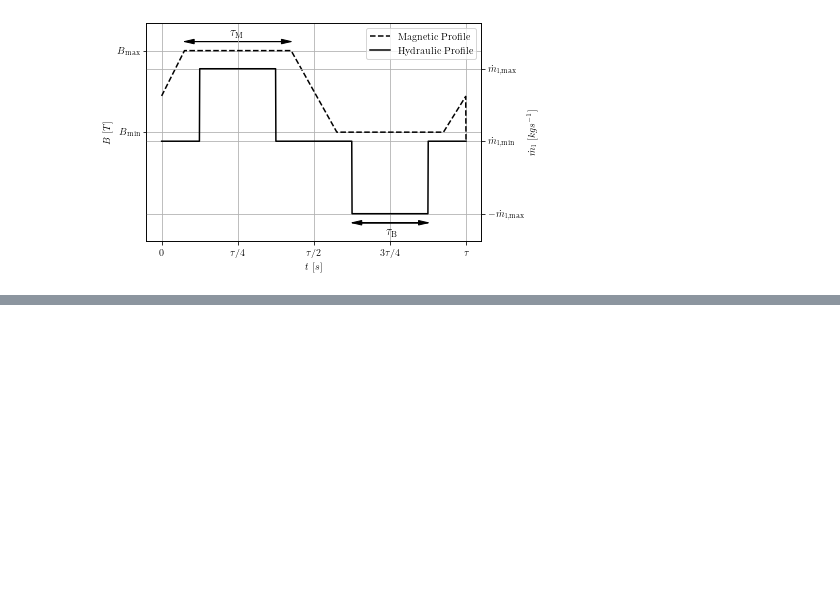
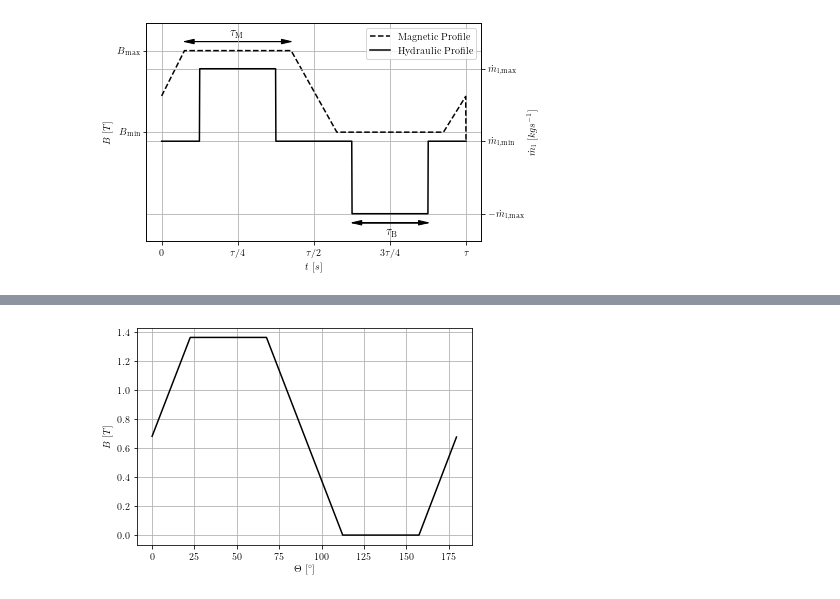
Before and after one commit to gfidelisp/Jupyter, a Jupyter notebook: Paper_HEx_AMR/Profiles.ipynb, the cells around one changed output, grey strips where cells are left out. Drawn from its saved outputs; the diff is of its cells as text; code cells hidden in the pictures; blank space fills up the shorter version.

```diff
--- a/Paper_HEx_AMR/Profiles.ipynb
+++ b/Paper_HEx_AMR/Profiles.ipynb
@@ -82,0 +137,17 @@ The PostScript backend does not support transparency; partially transparent arti
+# %%
+M_prof[0:125] = 1.36/2 + 1.36/2/Theta[125]*Theta[0:125]
+M_prof[125:375] = 1.36
+M_prof[375:625] = 1.36*Theta[375:625]/(Theta[375] - Theta[625]) +(1.36*Theta[625]/(Theta[625] - Theta[375]))
+M_prof[625:875] = 0
+M_prof[875:999] = 1.36/2*Theta[875:999]/(Theta[999] - Theta[875])+ 1.36/2*Theta[875]/(Theta[875] - Theta[999])
+# %%
+fig, ax1 = plt.subplots()
+
+ax1.plot(Theta[0:999]*180/np.pi,M_prof[0:999],'k-', label =  'Magnetic Profile')
+ax1.grid()
+ax1.set_ylabel('$B \ [T]$')
+ax1.set_xlabel('$\Theta \ [^{\circ}]$')
+
+fig.savefig('Magnetic Profile.pdf',format = 'pdf', dpi=1200,bbox_inches='tight')
+# %% [output]
+[figure, added]
```
Also changed, not shown: parts of 1 cell of this notebook, 9 other files.
